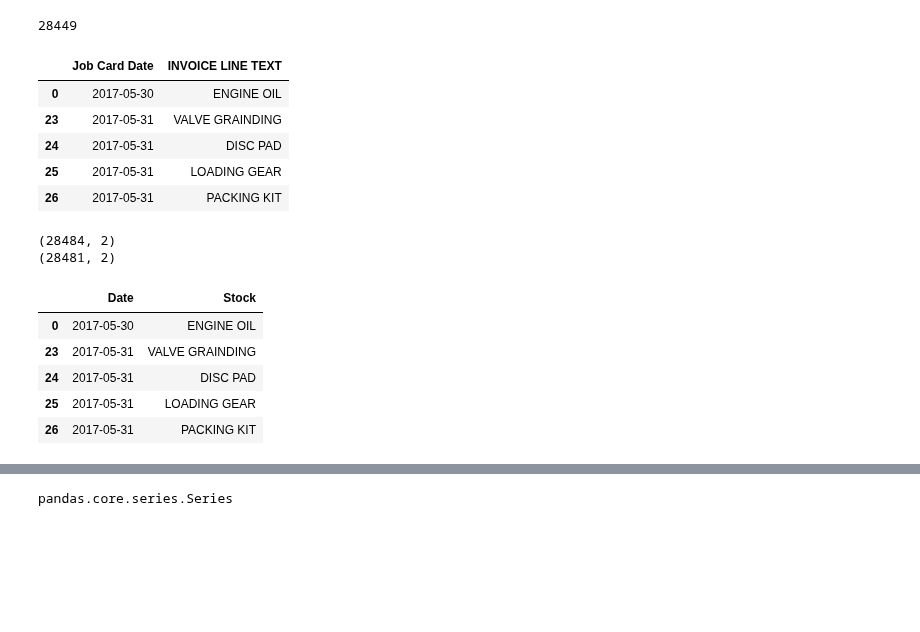
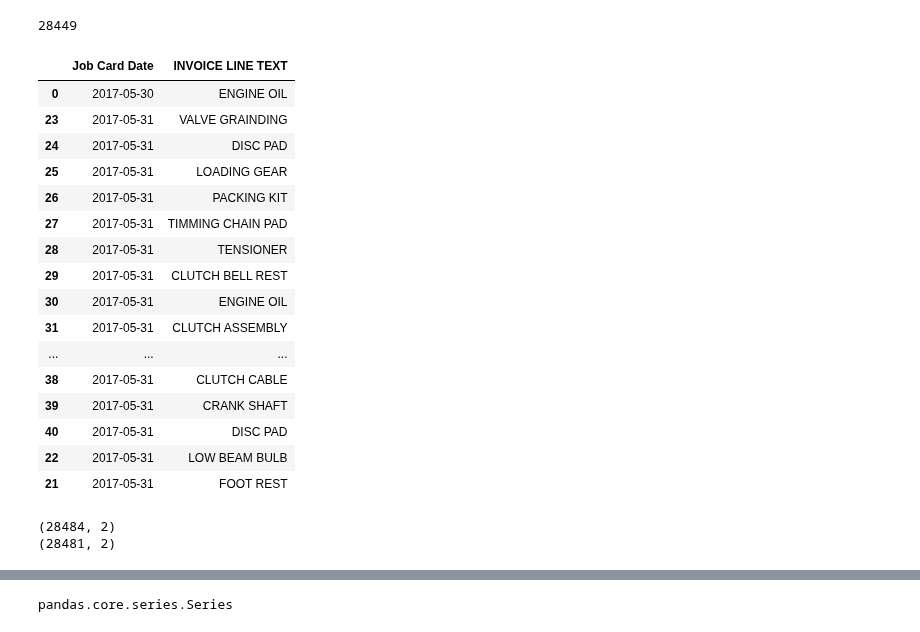
Before and after one commit to sreeharikodakanti/Data-Science-Note, a Jupyter notebook: Assignment #1 Time series/Inventory Forecasting.ipynb, the cells around one changed output, grey strips where cells are left out. Cells and saved outputs as stored; diff of their text form; code cells hidden in the pictures; blank space fills up the shorter version.

```diff
--- a/Assignment #1 Time series/Inventory Forecasting.ipynb
+++ b/Assignment #1 Time series/Inventory Forecasting.ipynb
@@ -27,14 +27,25 @@ forecastOne = data[['Job Card Date','INVOICE LINE TEXT']]
 # %%
 forecastOne = forecastOne.sort_values('Job Card Date')
 # %%
-forecastOne.head()
+forecastOne.head(20)
 # %% [output]
 |  | Job Card Date | INVOICE LINE TEXT |
 | 0 | 2017-05-30 | ENGINE OIL |
 | 23 | 2017-05-31 | VALVE GRAINDING |
 | 24 | 2017-05-31 | DISC PAD |
 | 25 | 2017-05-31 | LOADING GEAR |
 | 26 | 2017-05-31 | PACKING KIT |
+| 27 | 2017-05-31 | TIMMING CHAIN PAD |
+| 28 | 2017-05-31 | TENSIONER |
+| 29 | 2017-05-31 | CLUTCH BELL REST |
+| 30 | 2017-05-31 | ENGINE OIL |
+| 31 | 2017-05-31 | CLUTCH ASSEMBLY |
+| ... | ... | ... |
+| 38 | 2017-05-31 | CLUTCH CABLE |
+| 39 | 2017-05-31 | CRANK SHAFT |
+| 40 | 2017-05-31 | DISC PAD |
+| 22 | 2017-05-31 | LOW BEAM BULB |
+| 21 | 2017-05-31 | FOOT REST |
 # %%
 column_name = ['Date','Stock']
 forecastOne.columns = column_name
@@ -42,13 +53,6 @@ forecastOne.columns = column_name
 print(forecastOne.shape)
 forecastOne = forecastOne[:-3]
 print(forecastOne.shape)
-forecastOne.head()
 # %% [output]
 (28484, 2)
 (28481, 2)
-|  | Date | Stock |
-| 0 | 2017-05-30 | ENGINE OIL |
-| 23 | 2017-05-31 | VALVE GRAINDING |
-| 24 | 2017-05-31 | DISC PAD |
-| 25 | 2017-05-31 | LOADING GEAR |
-| 26 | 2017-05-31 | PACKING KIT |
```
Also changed, not shown: parts of 64 cells of this notebook, 4 other files.
